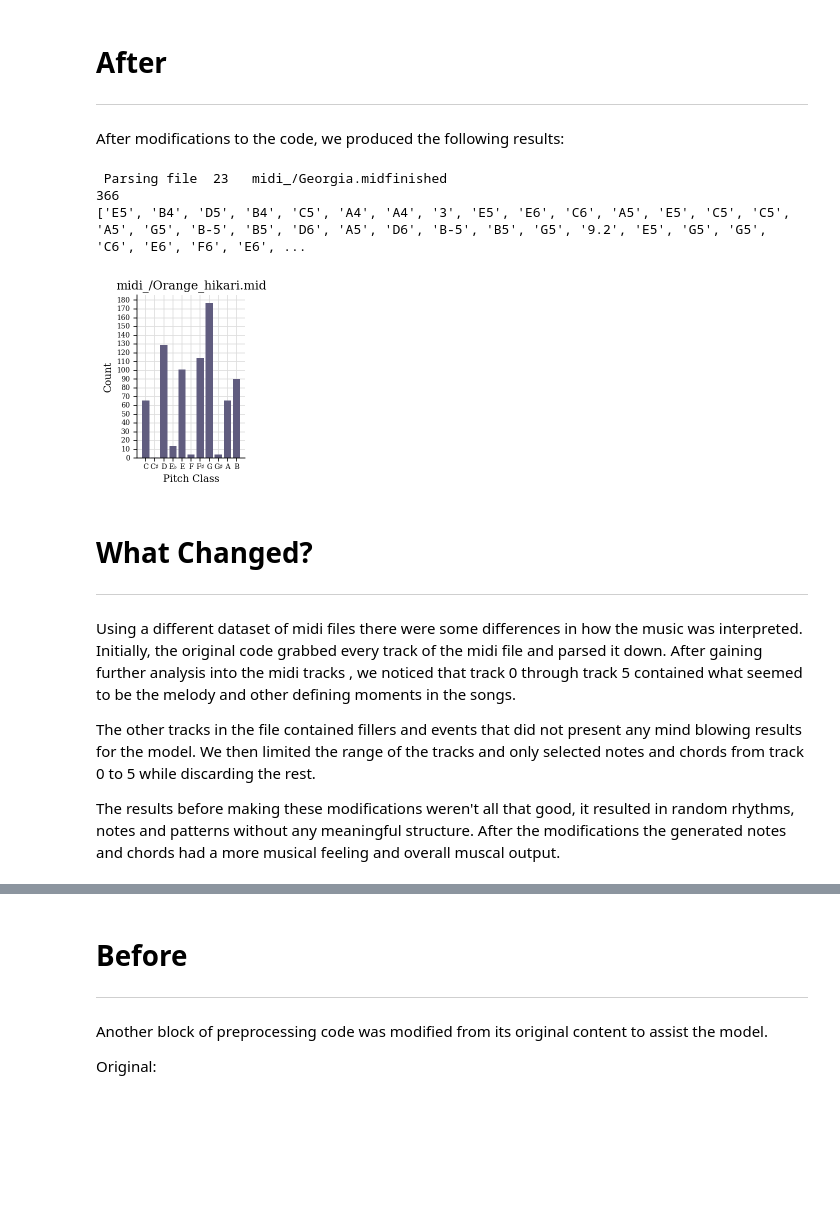
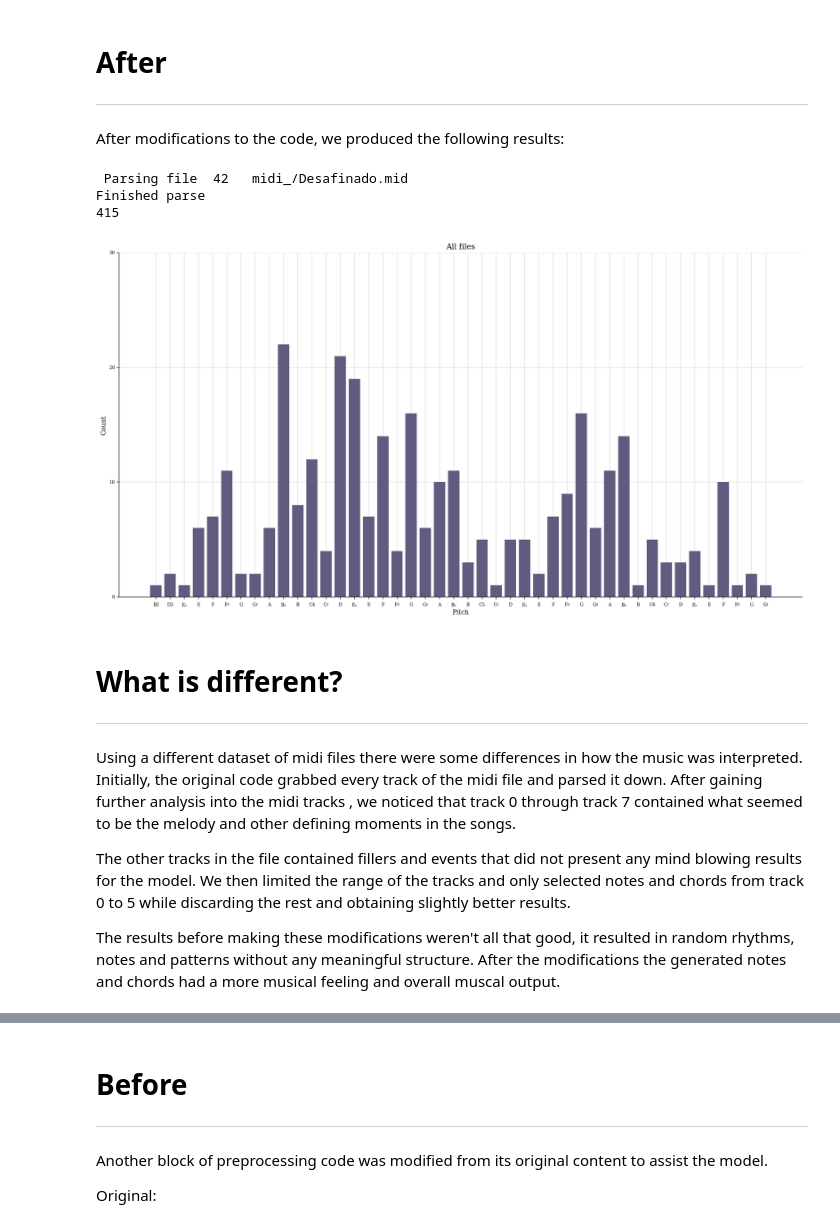
Before and after one commit to code-front/BluesBot, a Jupyter notebook: DeepLearningModel.ipynb, the cells around one changed output, grey strips where cells are left out. Saved outputs shown, nothing was run; the diff lists cells and outputs as text; code cells hidden in the pictures; blank space fills up the shorter version.

```diff
--- a/DeepLearningModel.ipynb
+++ b/DeepLearningModel.ipynb
@@ -119,19 +94,17 @@ for i, file in enumerate(glob.glob('midi_/*.mid')):
     # convert supported data for
     # mats into music21 objects
     midi = converter.parse(file)
+
+    # using the first
+    # seven midi tracks
+    #midi = midi[:9]
+    notes_to_parse = None
     print('\r', 'Parsing file ', i, " ",file, end='')
 
-    # using the 0th
-    # midi tracks
-    #midi = midi[:5]
-
-
-    notes_to_parse = None
-
-    try:
+    try: # file has instrument parts
       s2 = instrument.partitionByInstrument(midi)
       notes_to_parse = s2.parts[0].recurse()
-    except:
+    except:# file has notes in a flat structure
       notes_to_parse = midi.flat.notes
 
     for element in notes_to_parse:
@@ -140,32 +113,31 @@ for i, file in enumerate(glob.glob('midi_/*.mid')):
         elif isinstance(element, chord.Chord):
             notes.append('.'.join(str(n) for n in element.normalOrder))
 
-print("finished")
-
+print("\n\rFinished parse")
 # Get all pitch names
 pitches = sorted(set(item for item in notes))
 vocab_length = len(pitches)
 number_notes = len(notes)
 print(vocab_length)
-print(notes)
+#print(notes)
 # %% [output]
- Parsing file  23   midi_/Georgia.midfinished
-366
-['E5', 'B4', 'D5', 'B4', 'C5', 'A4', 'A4', '3', 'E5', 'E6', 'C6', 'A5', 'E5', 'C5', 'C5', 'A5', 'G5', 'B-5', 'B5', 'D6', 'A5', 'D6', 'B-5', 'B5', 'G5', '9.2', 'E5', 'G5', 'G5', 'C6', 'E6', 'F6', 'E6', ...
+ Parsing file  42   midi_/Desafinado.mid
+Finished parse
+415
 # %%
-p = graph.plot.HistogramPitchClass(midi, title=file, figureSize=(2,3))
+p = graph.plot.HistogramPitchSpace(midi, title="All files", figureSize=(20,10))
 p.id
 p.run()
 # %% [output]
-[figure, old version]
+[figure, new version]
 # %% [markdown]
-# What Changed?
+# What is different?
 
 ---
 
-Using a different dataset of midi files there were some differences in how the music was interpreted. Initially, the original code grabbed every track of the midi file and parsed it down. After gaining further analysis into the midi tracks , we noticed that track 0 through track 5 contained what seemed to be the melody and other defining moments in the songs.
+Using a different dataset of midi files there were some differences in how the music was interpreted. Initially, the original code grabbed every track of the midi file and parsed it down. After gaining further analysis into the midi tracks , we noticed that track 0 through track 7 contained what seemed to be the melody and other defining moments in the songs.
 
-The other tracks in the file contained fillers and events that did not present any mind blowing results for the model. We then limited the range of the tracks and only selected notes and chords from track 0 to 5 while discarding the rest.
+The other tracks in the file contained fillers and events that did not present any mind blowing results for the model. We then limited the range of the tracks and only selected notes and chords from track 0 to 5 while discarding the rest and obtaining slightly better results.
 
 The results before making these modifications weren't all that good, it resulted in random rhythms, notes and patterns without any meaningful structure. After the modifications the generated notes and chords had a more musical feeling and overall muscal output.
 # %% [markdown]
```
Also changed, not shown: parts of 18 cells of this notebook.
